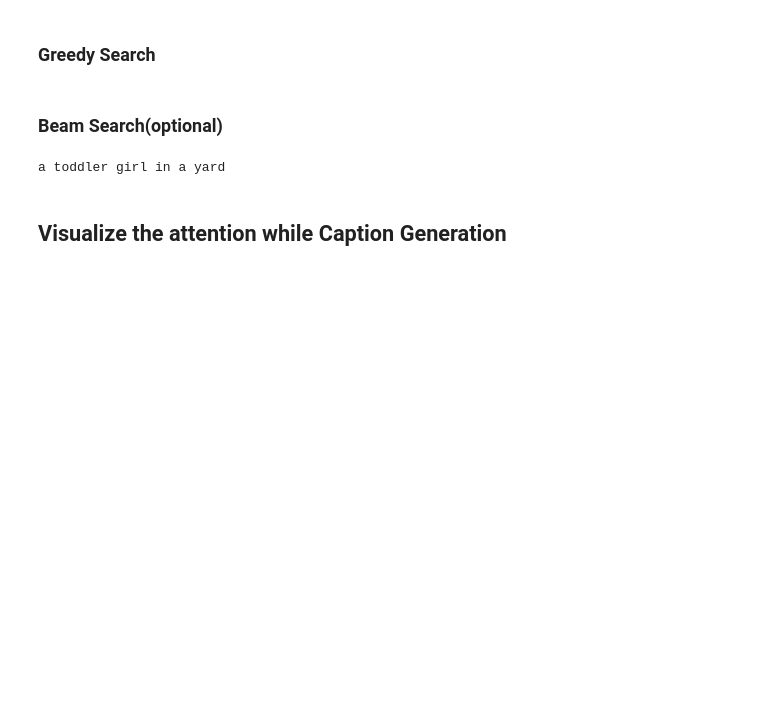
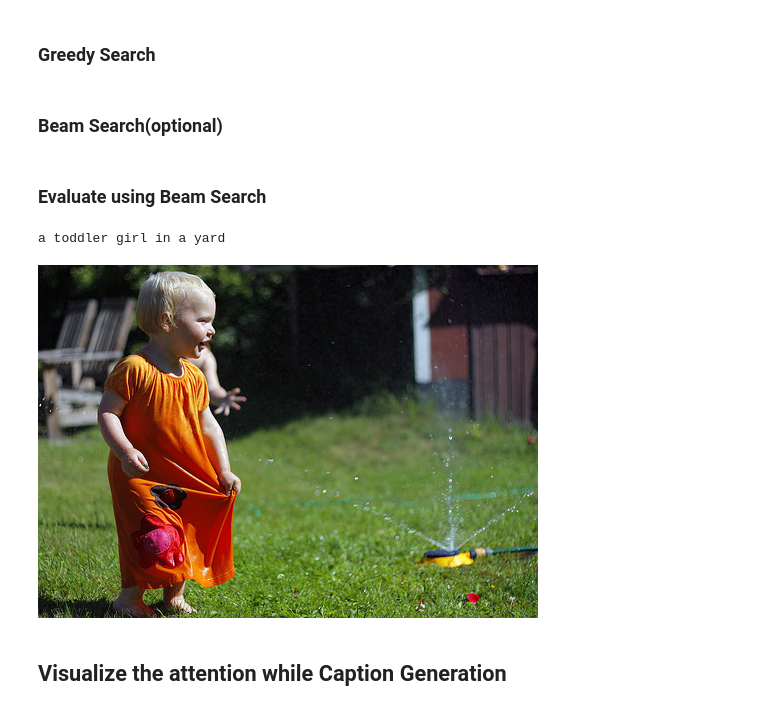
Before and after one commit to subhasisj/eye-for-blind-capstone, a Jupyter notebook: Eye_for_blind_Starter_code.ipynb, the cells around one changed output. Saved outputs shown, nothing was run; the diff lists cells and outputs as text; code cells hidden in the pictures; blank space fills up the shorter version.

```diff
--- a/Eye_for_blind_Starter_code.ipynb
+++ b/Eye_for_blind_Starter_code.ipynb
@@ -774,13 +774,18 @@ def beam_evaluate(image, beam_index = 3):
     attention_plot = attention_plot[:len(result), :]
     final_caption = ' '.join(final_caption[1:])
     return final_caption
+# %% [markdown]
+### Evaluate using Beam Search
 # %%
 test_image = "./data/Images/3767841911_6678052eb6.jpg"
 
+
 captions=beam_evaluate(test_image)
 print(captions)
+Image.open(test_image)
 # %% [output]
 a toddler girl in a yard
+[figure, added]
 # %% [markdown]
 ## Visualize the attention while Caption Generation
 # %%
```
